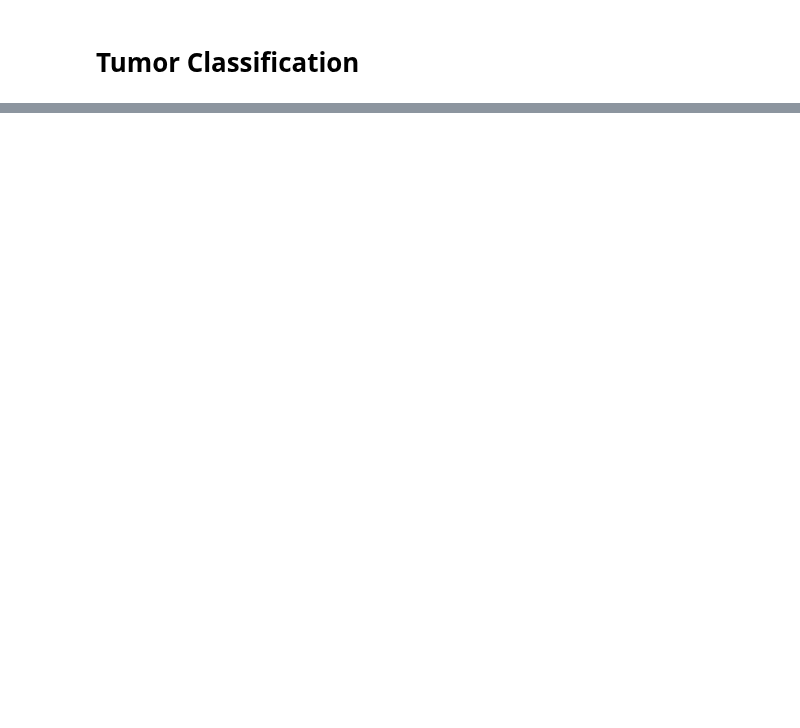
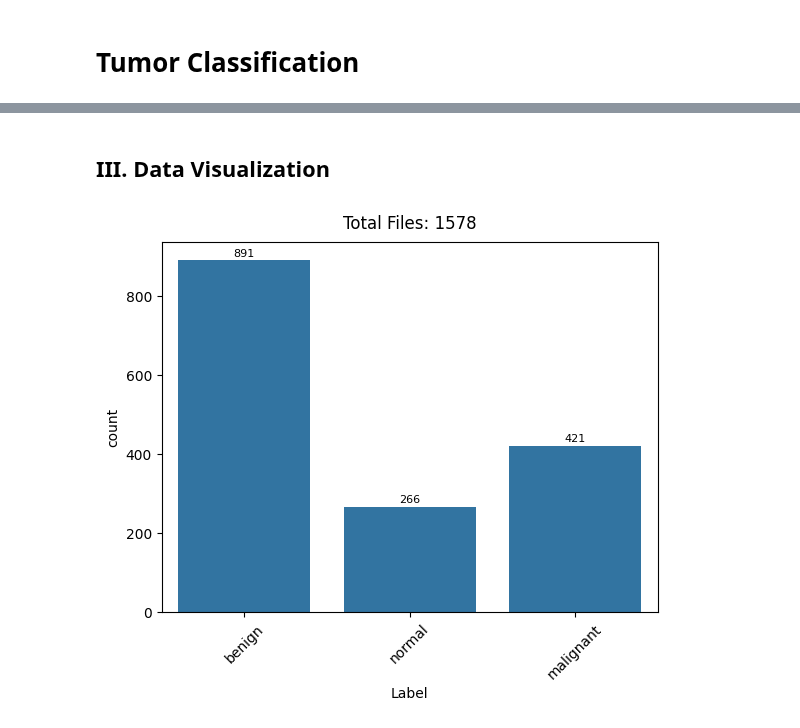
Before and after one commit to hariskhan-hk/Tumor_Classification, a Jupyter notebook: Tumor_Classification.ipynb, the cells around one changed output, grey strips where cells are left out. Drawn from its saved outputs; the diff is of its cells as text; code cells hidden in the pictures; blank space fills up the shorter version.

```diff
--- a/Tumor_Classification.ipynb
+++ b/Tumor_Classification.ipynb
@@ -38,0 +43,7 @@ from sklearn.model_selection import train_test_split
+# %%
+dataset = '/content/drive/MyDrive/Dataset_BUSI_with_GT'
+
+pd.DataFrame(
+    os.listdir(dataset),
+    columns=['File Name']
+)
@@ -38,0 +57,18 @@ from sklearn.model_selection import train_test_split
+# %%
+# Get a list of the file paths in the 'dataset' directory
+train_files = [i for i in glob.glob(dataset + "/*/*")]
+
+# Randomly shuffle the list of file paths
+np.random.shuffle(train_files)
+
+# Extract labels from the directory names of each file path
+labels = [os.path.dirname(i).split("/")[-1] for i in train_files]
+
+# Combine file paths & its corresponding labels into a list of tuples
+data = zip(train_files, labels)
+
+# Create a Pandas DataFrame with 2 columns. "Path" column contains file paths, & "Label" column contains corresponding labels
+training_data = pd.DataFrame(data, columns=["Path", "Label"])
+
+# Display the contents of the DataFrame
+training_data
@@ -38,0 +89,21 @@ from sklearn.model_selection import train_test_split
+# %% [markdown]
+## III. Data Visualization
+# %%
+# Create a countplot() using Seaborn, where x-axis represents the "Label" column of the training_data DataFrame
+ax = sns.countplot(x=training_data["Label"])
+
+# Display count inside each bar as integers
+for p in ax.patches:
+    ax.annotate(f'{int(p.get_height())}', (p.get_x() + p.get_width() / 2., p.get_height()),
+                ha='center', va='center', xytext=(0, 5), textcoords='offset points', fontsize=8)
+
+# Rotate x-axis labels for better visibility
+plt.xticks(rotation=45)
+
+# Add a title with the total count of files
+plt.title(f'Total Files: {len(training_data)}', pad=10)
+
+# Show the plot
+plt.show()
+# %% [output]
+[figure, added]
```
Also changed, not shown: parts of 6 cells of this notebook.
